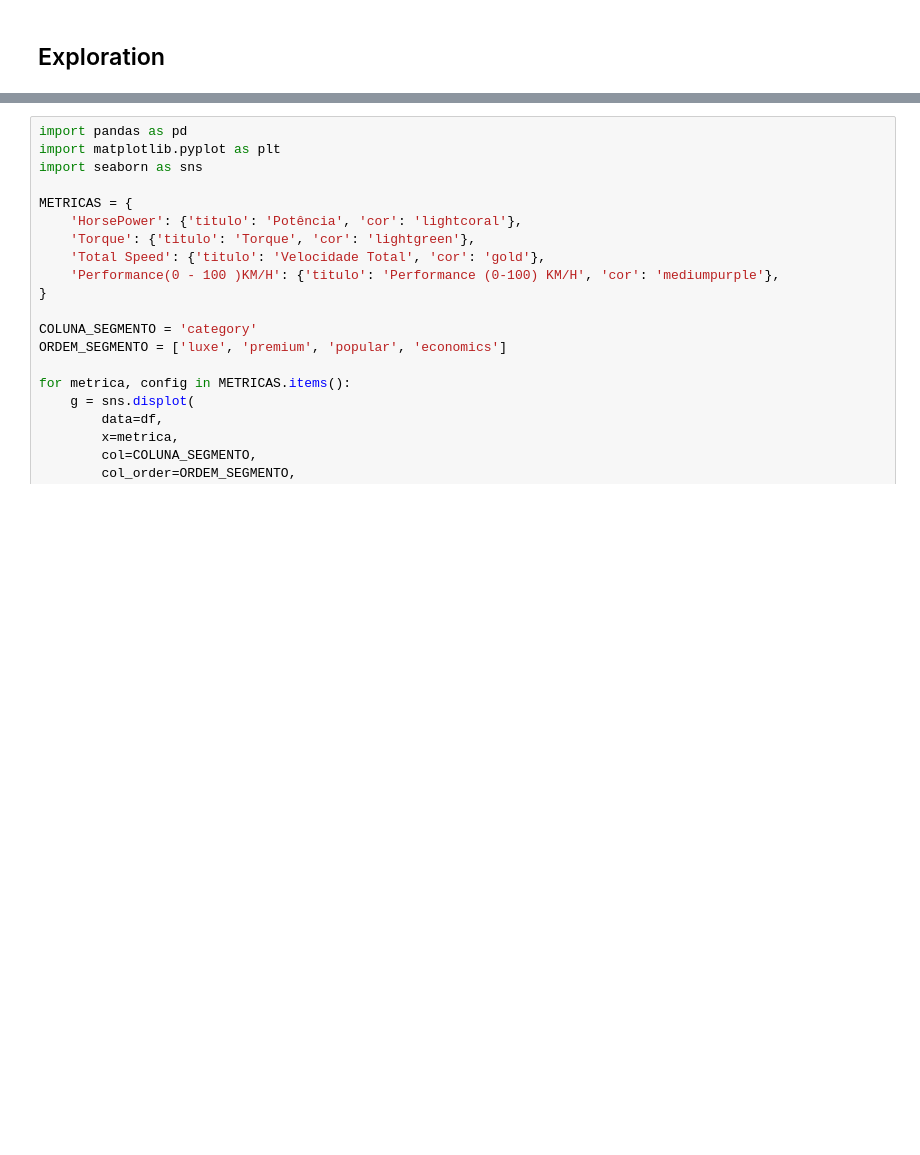
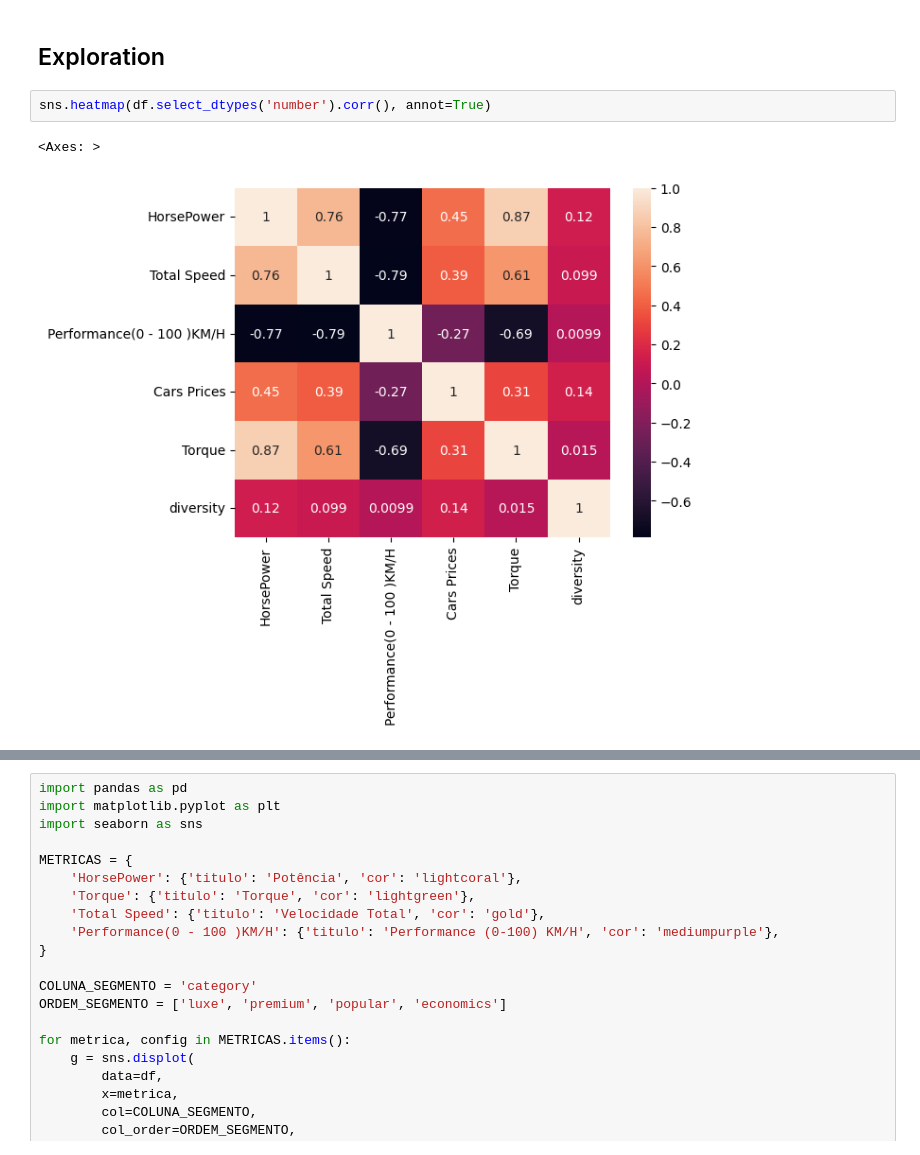
Before and after one commit to KevBoyz/some-python, a Jupyter notebook: Data_Science/Projects/09-cars/stat_cars.ipynb, the cells around one changed output, grey strips where cells are left out. Cells and saved outputs as stored; diff of their text form; blank space fills up the shorter version.

```diff
--- a/Data_Science/Projects/09-cars/stat_cars.ipynb
+++ b/Data_Science/Projects/09-cars/stat_cars.ipynb
@@ -209,6 +209,11 @@ df
 1177 rows × 13 columns
 # %% [markdown]
 ## Exploration
+# %%
+sns.heatmap(df.select_dtypes('number').corr(), annot=True)
+# %% [output]
+<Axes: >
+[figure, added]
 # %%
 df['Diversity_Segment'] = df['category'] + ' - ' + df['diversity'].astype(str)
 
```
Also changed, not shown: parts of 6 cells of this notebook, 1 other file.
